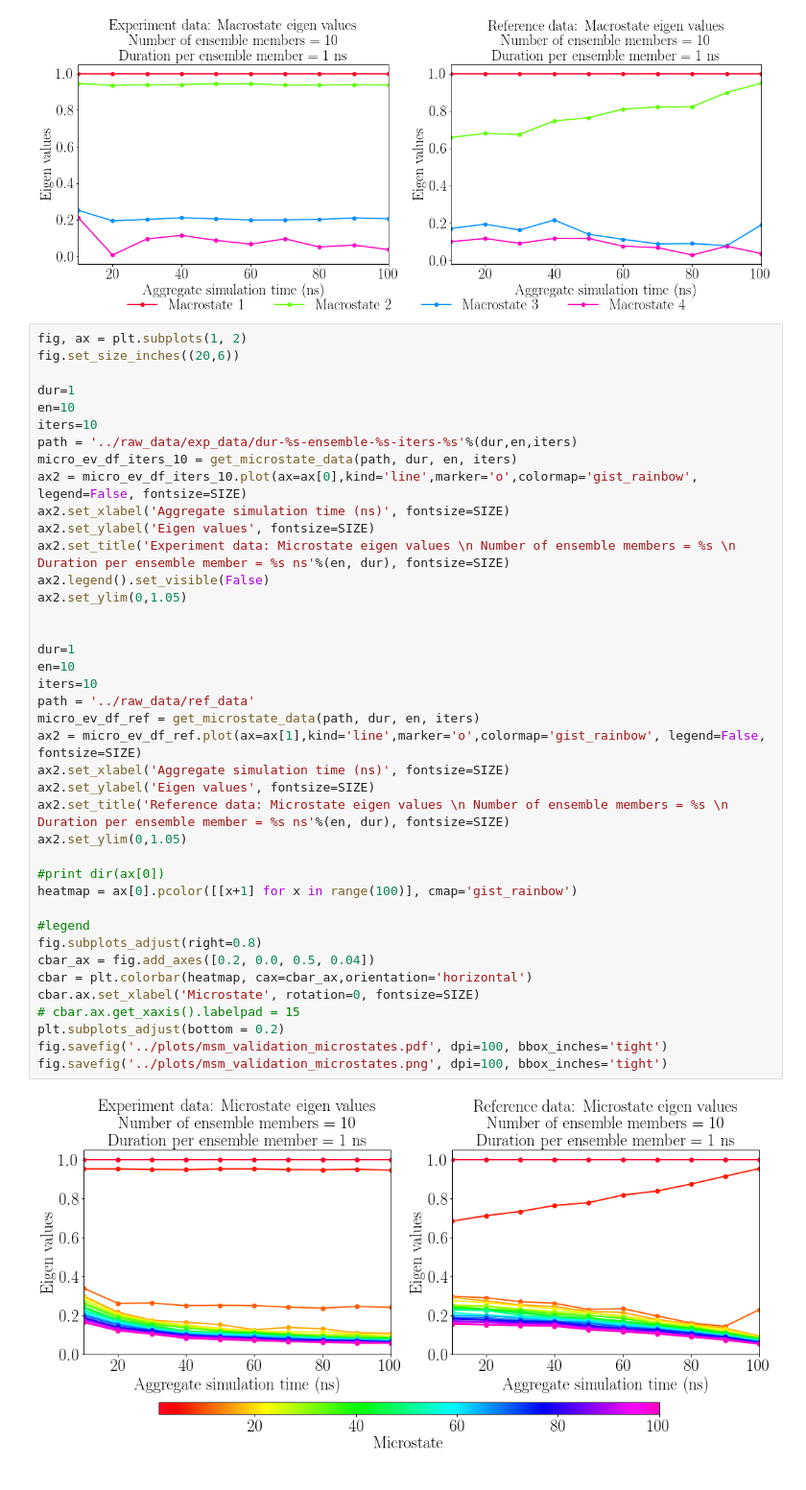
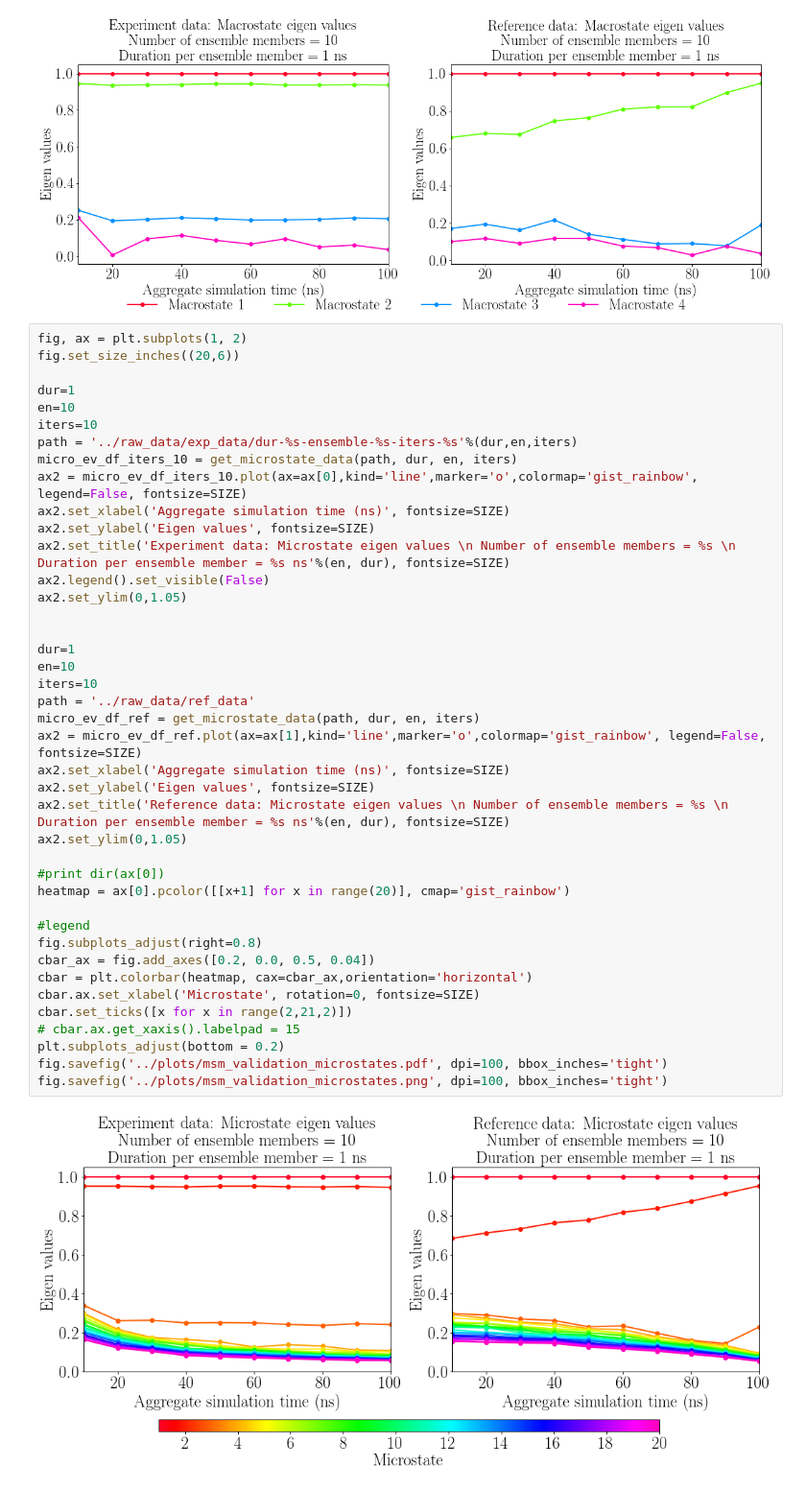
Before and after one commit to radical-experiments/adaptive-bms-experiments, a Jupyter notebook: adaptive-msm-validation/notebook/plotme.ipynb, the cells around one changed output. Shown at 96% size. Cells and saved outputs as stored; diff of their text form.

```diff
--- a/adaptive-msm-validation/notebook/plotme.ipynb
+++ b/adaptive-msm-validation/notebook/plotme.ipynb
@@ -205,32 +205,33 @@ ax2 = micro_ev_df_iters_10.plot(ax=ax[0],kind='line',marker='o',colormap='gist_r
 ax2.set_xlabel('Aggregate simulation time (ns)', fontsize=SIZE)
 ax2.set_ylabel('Eigen values', fontsize=SIZE)
 ax2.set_title('Experiment data: Microstate eigen values \n Number of ensemble members = %s \n Duration per ensemble member = %s ns'%(en, dur), fontsize=SIZE)
 ax2.legend().set_visible(False)
 ax2.set_ylim(0,1.05)
 
 
 dur=1
 en=10
 iters=10
 path = '../raw_data/ref_data'
 micro_ev_df_ref = get_microstate_data(path, dur, en, iters)
 ax2 = micro_ev_df_ref.plot(ax=ax[1],kind='line',marker='o',colormap='gist_rainbow', legend=False, fontsize=SIZE)
 ax2.set_xlabel('Aggregate simulation time (ns)', fontsize=SIZE)
 ax2.set_ylabel('Eigen values', fontsize=SIZE)
 ax2.set_title('Reference data: Microstate eigen values \n Number of ensemble members = %s \n Duration per ensemble member = %s ns'%(en, dur), fontsize=SIZE)
 ax2.set_ylim(0,1.05)
 
 #print dir(ax[0])
-heatmap = ax[0].pcolor([[x+1] for x in range(100)], cmap='gist_rainbow')
+heatmap = ax[0].pcolor([[x+1] for x in range(20)], cmap='gist_rainbow')
 
 #legend
 fig.subplots_adjust(right=0.8)
 cbar_ax = fig.add_axes([0.2, 0.0, 0.5, 0.04])
 cbar = plt.colorbar(heatmap, cax=cbar_ax,orientation='horizontal')
 cbar.ax.set_xlabel('Microstate', rotation=0, fontsize=SIZE)
+cbar.set_ticks([x for x in range(2,21,2)])
 # cbar.ax.get_xaxis().labelpad = 15
 plt.subplots_adjust(bottom = 0.2)
 fig.savefig('../plots/msm_validation_microstates.pdf', dpi=100, bbox_inches='tight')
 fig.savefig('../plots/msm_validation_microstates.png', dpi=100, bbox_inches='tight')
 # %% [output]
-[figure, old version]
+[figure, new version]
```
Also changed, not shown: parts of 2 cells of this notebook, 5 other files.
